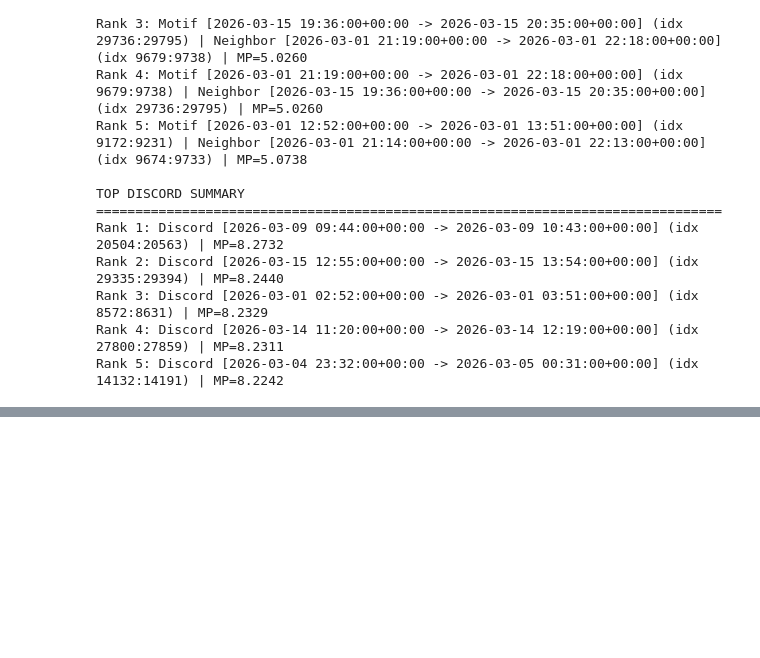
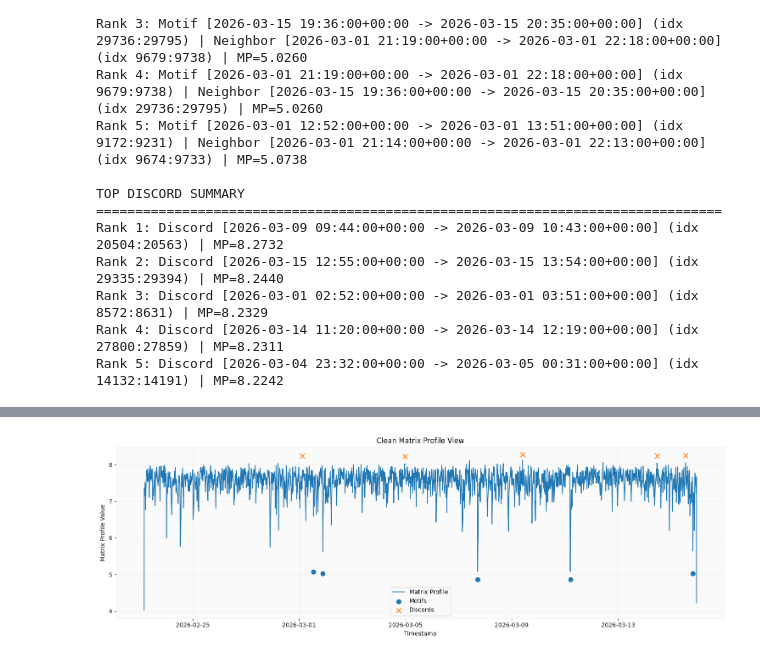
Before and after one commit to theakshaybande/crypto-time-series-motifs, a Jupyter notebook: notebooks/method_testing/01_matrix_profile_with_stumpy.ipynb, the cells around one changed output, grey strips where cells are left out. Cells and saved outputs as stored; diff of their text form; code cells hidden in the pictures; blank space fills up the shorter version.

```diff
--- a/notebooks/method_testing/01_matrix_profile_with_stumpy.ipynb
+++ b/notebooks/method_testing/01_matrix_profile_with_stumpy.ipynb
@@ -671,0 +667,63 @@ Error:
+# %%
+# ============================================================
+# CLEAN LINE-BASED MATRIX PROFILE VISUALIZATION
+# For this notebook: univariate STUMPY profile
+# ============================================================
+
+import numpy as np
+import matplotlib.pyplot as plt
+
+# --- Use the already computed univariate profile ---
+mp_clean = np.asarray(profile, dtype=float)
+
+# --- Optional smoothing for cleaner presentation ---
+smooth_window = 15   # try 5, 10, 15
+kernel = np.ones(smooth_window) / smooth_window
+mp_smooth = np.convolve(mp_clean, kernel, mode="same")
+
+# --- Use the selected non-overlapping motif/discord indices ---
+motif_idx = np.asarray(top_motif_indices, dtype=int)
+discord_idx = np.asarray(top_discord_indices, dtype=int)
+
+# --- Safety filter in case anything is out of bounds ---
+motif_idx = motif_idx[motif_idx < len(mp_clean)]
+discord_idx = discord_idx[discord_idx < len(mp_clean)]
+
+# --- Plot ---
+fig, ax = plt.subplots(figsize=(15, 5))
+
+ax.plot(
+    profile_df["timestamp"].iloc[:len(mp_smooth)],
+    mp_smooth,
+    linewidth=1.3,
+    label="Matrix Profile"
+)
+
+ax.scatter(
+    profile_df.loc[motif_idx, "timestamp"],
+    mp_clean[motif_idx],
+    s=55,
+    marker="o",
+    label="Motifs",
+    zorder=3
+)
+
+ax.scatter(
+    profile_df.loc[discord_idx, "timestamp"],
+    mp_clean[discord_idx],
+    s=65,
+    marker="x",
+    label="Discords",
+    zorder=3
+)
+
+ax.set_title("Clean Matrix Profile View")
+ax.set_xlabel("Timestamp")
+ax.set_ylabel("Matrix Profile Value")
+ax.grid(alpha=0.25)
+ax.legend()
+
+plt.tight_layout()
+plt.show()
+# %% [output]
+[figure, added]
```
Also changed, not shown: parts of 3 cells of this notebook, 1 other file.
